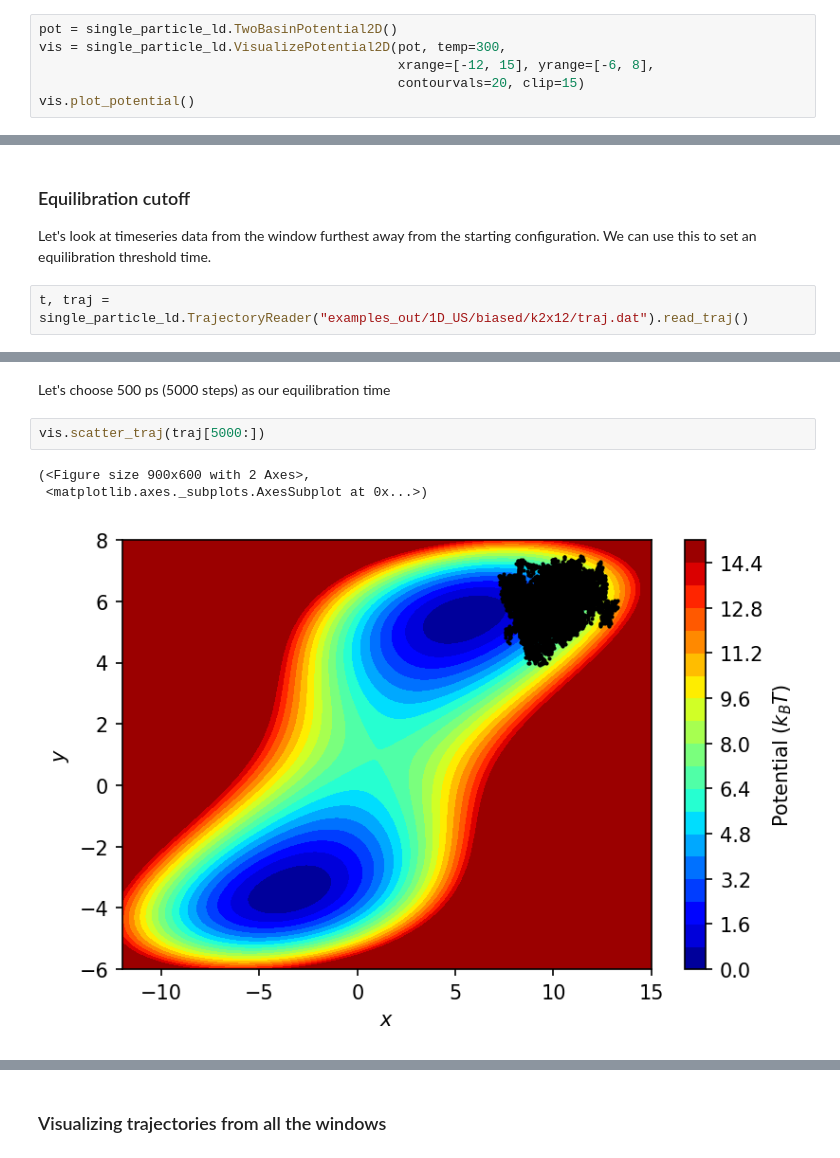
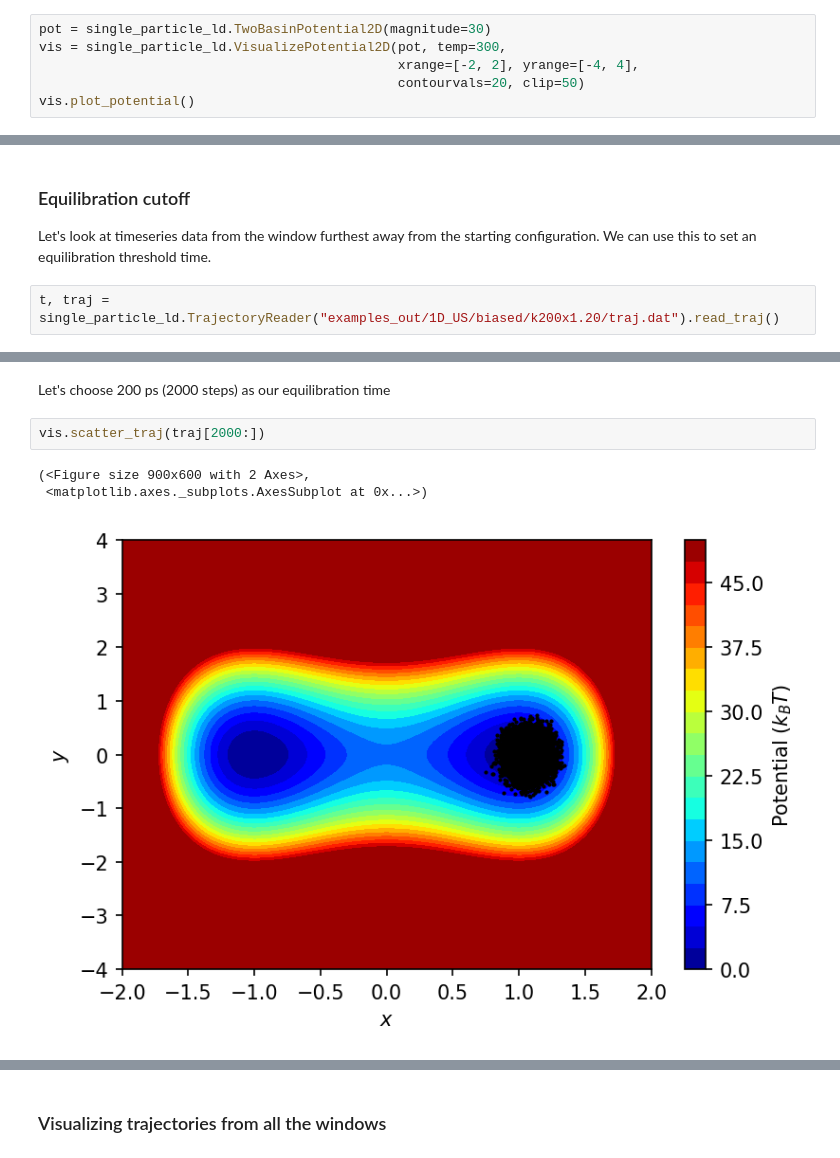
Before and after one commit to apallath/WHAM, a Jupyter notebook: examples/1_1D_umbrella_sampling.ipynb, the cells around one changed output, grey strips where cells are left out. Cells and saved outputs as stored; diff of their text form.

```diff
--- a/examples/1_1D_umbrella_sampling.ipynb
+++ b/examples/1_1D_umbrella_sampling.ipynb
@@ -20,10 +24,10 @@ import single_particle_ld
 # %% [markdown]
 ## Visualize potential
 # %%
-pot = single_particle_ld.TwoBasinPotential2D()
+pot = single_particle_ld.TwoBasinPotential2D(magnitude=30)
 vis = single_particle_ld.VisualizePotential2D(pot, temp=300,
-                                              xrange=[-12, 15], yrange=[-6, 8],
-                                              contourvals=20, clip=15)
+                                              xrange=[-2, 2], yrange=[-4, 4],
+                                              contourvals=20, clip=50)
 vis.plot_potential()
 # %% [output]
 [Potential] Initializing potential with expression:
@@ -260,7 +249,7 @@ Checkpoint at 1000.0000000 ps
 
 Let's look at timeseries data from the window furthest away from the starting configuration. We can use this to set an equilibration threshold time.
 # %%
-t, traj = single_particle_ld.TrajectoryReader("examples_out/1D_US/biased/k2x12/traj.dat").read_traj()
+t, traj = single_particle_ld.TrajectoryReader("examples_out/1D_US/biased/k200x1.20/traj.dat").read_traj()
 # %%
 fig, ax = plt.subplots(1, 2, figsize=(10, 4), dpi=150)
 ax[0].plot(t, traj[:, 0])
@@ -275,9 +264,9 @@ Text(0, 0.5, 'y')
 # %% [markdown]
-Let's choose 500 ps (5000 steps) as our equilibration time
+Let's choose 200 ps (2000 steps) as our equilibration time
 # %%
-vis.scatter_traj(traj[5000:])
+vis.scatter_traj(traj[2000:])
 # %% [output]
 (<Figure size 900x600 with 2 Axes>,
  <matplotlib.axes._subplots.AxesSubplot at 0x...>)
-[figure, old version]
+[figure, new version]
 # %%
```
Also changed, not shown: parts of 31 cells of this notebook, 3 other files.
